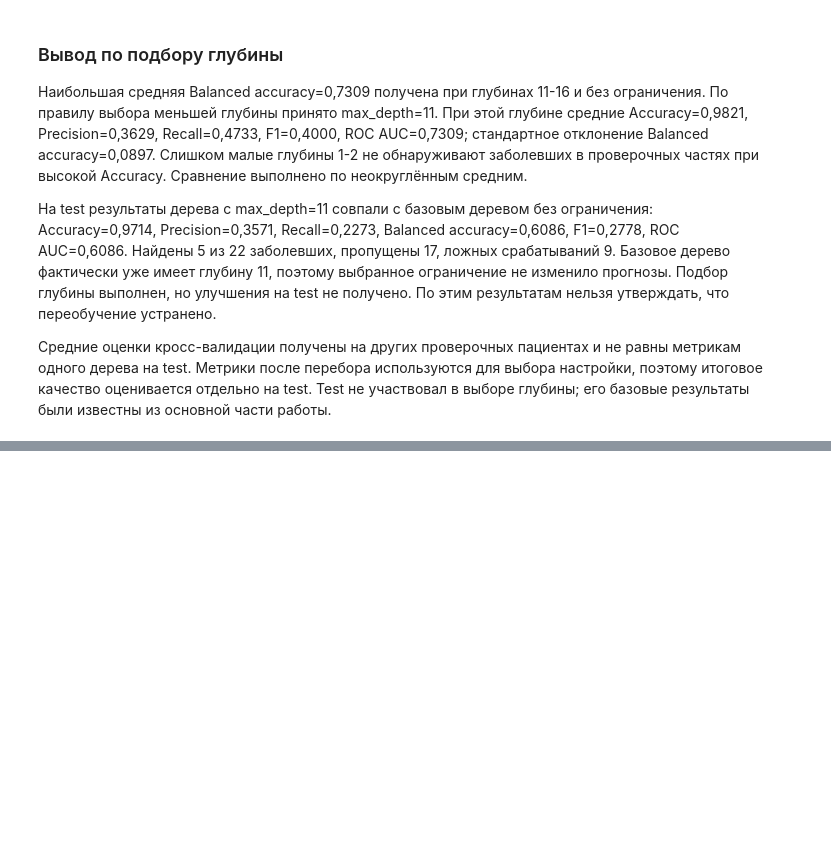
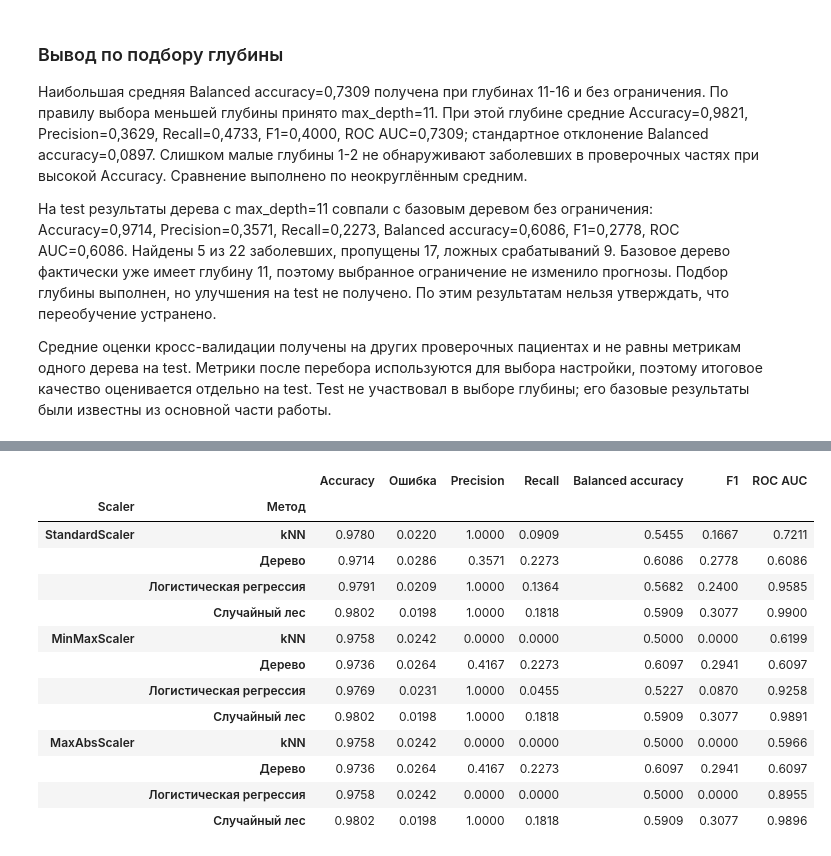
Before and after one commit to karinalien/lr5, a Jupyter notebook: lr5.ipynb, the cells around one changed output, grey strips where cells are left out. Saved outputs shown, nothing was run; the diff lists cells and outputs as text; code cells hidden in the pictures; blank space fills up the shorter version.

```diff
--- a/lr5.ipynb
+++ b/lr5.ipynb
@@ -333,0 +647,47 @@ print(confusion_matrix(y_test, tuned_pred, labels=[0, 1]))
+# %%
+from sklearn.preprocessing import MinMaxScaler, MaxAbsScaler
+
+scaling_rows = []
+for name in models:
+    scaling_rows.append({
+        'Scaler': 'StandardScaler', 'Метод': name,
+        **metrics.loc[name].to_dict()
+    })
+for scaler_name, other_scaler in [
+    ('MinMaxScaler', MinMaxScaler()),
+    ('MaxAbsScaler', MaxAbsScaler())
+]:
+    X_other_train = X_train.copy()
+    X_other_test = X_test.copy()
+    X_other_train[numeric_columns] = other_scaler.fit_transform(X_train[numeric_columns])
+    X_other_test[numeric_columns] = other_scaler.transform(X_test[numeric_columns])
+    X_other_train = pd.get_dummies(X_other_train, columns=categorical_columns)
+    X_other_train = X_other_train.drop(columns=baseline_columns)
+    X_other_test = pd.get_dummies(X_other_test, columns=categorical_columns)
+    X_other_test = X_other_test.reindex(columns=X_other_train.columns, fill_value=0)
+    for name, base_model in models.items():
+        scaled_model = clone(base_model)
+        scaled_model.fit(X_other_train, y_train)
+        pred_other = scaled_model.predict(X_other_test)
+        proba_other = scaled_model.predict_proba(X_other_test)[:, 1]
+        scaling_rows.append({
+            'Scaler': scaler_name, 'Метод': name,
+            **classification_metrics(y_test, pred_other, proba_other)
+        })
+scaling_comparison = pd.DataFrame(scaling_rows).set_index(['Scaler', 'Метод'])
+display(scaling_comparison.round(4))
+# %% [output]
+|  |  | Accuracy | Ошибка | Precision | Recall | Balanced accuracy | F1 | ROC AUC |
+| Scaler | Метод |  |  |  |  |  |  |  |
+| StandardScaler | kNN | 0.9780 | 0.0220 | 1.0000 | 0.0909 | 0.5455 | 0.1667 | 0.7211 |
+|  | Дерево | 0.9714 | 0.0286 | 0.3571 | 0.2273 | 0.6086 | 0.2778 | 0.6086 |
+|  | Логистическая регрессия | 0.9791 | 0.0209 | 1.0000 | 0.1364 | 0.5682 | 0.2400 | 0.9585 |
+|  | Случайный лес | 0.9802 | 0.0198 | 1.0000 | 0.1818 | 0.5909 | 0.3077 | 0.9900 |
+| MinMaxScaler | kNN | 0.9758 | 0.0242 | 0.0000 | 0.0000 | 0.5000 | 0.0000 | 0.6199 |
+|  | Дерево | 0.9736 | 0.0264 | 0.4167 | 0.2273 | 0.6097 | 0.2941 | 0.6097 |
+|  | Логистическая регрессия | 0.9769 | 0.0231 | 1.0000 | 0.0455 | 0.5227 | 0.0870 | 0.9258 |
+|  | Случайный лес | 0.9802 | 0.0198 | 1.0000 | 0.1818 | 0.5909 | 0.3077 | 0.9891 |
+| MaxAbsScaler | kNN | 0.9758 | 0.0242 | 0.0000 | 0.0000 | 0.5000 | 0.0000 | 0.5966 |
+|  | Дерево | 0.9736 | 0.0264 | 0.4167 | 0.2273 | 0.6097 | 0.2941 | 0.6097 |
+|  | Логистическая регрессия | 0.9758 | 0.0242 | 0.0000 | 0.0000 | 0.5000 | 0.0000 | 0.8955 |
+|  | Случайный лес | 0.9802 | 0.0198 | 1.0000 | 0.1818 | 0.5909 | 0.3077 | 0.9896 |
```
Also changed, not shown: parts of 17 cells of this notebook.
